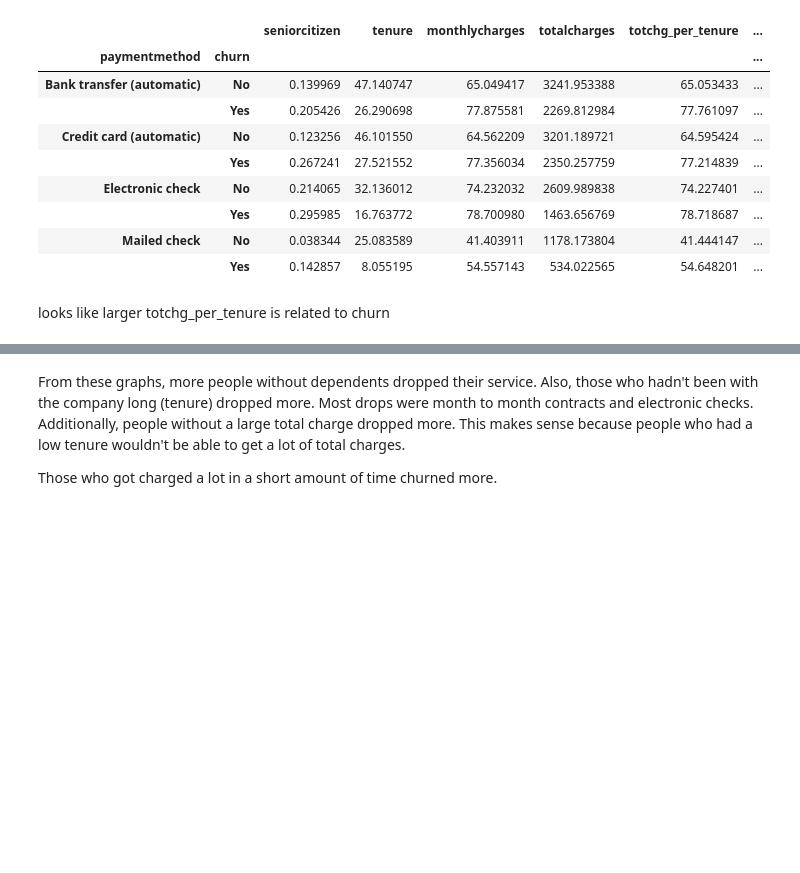
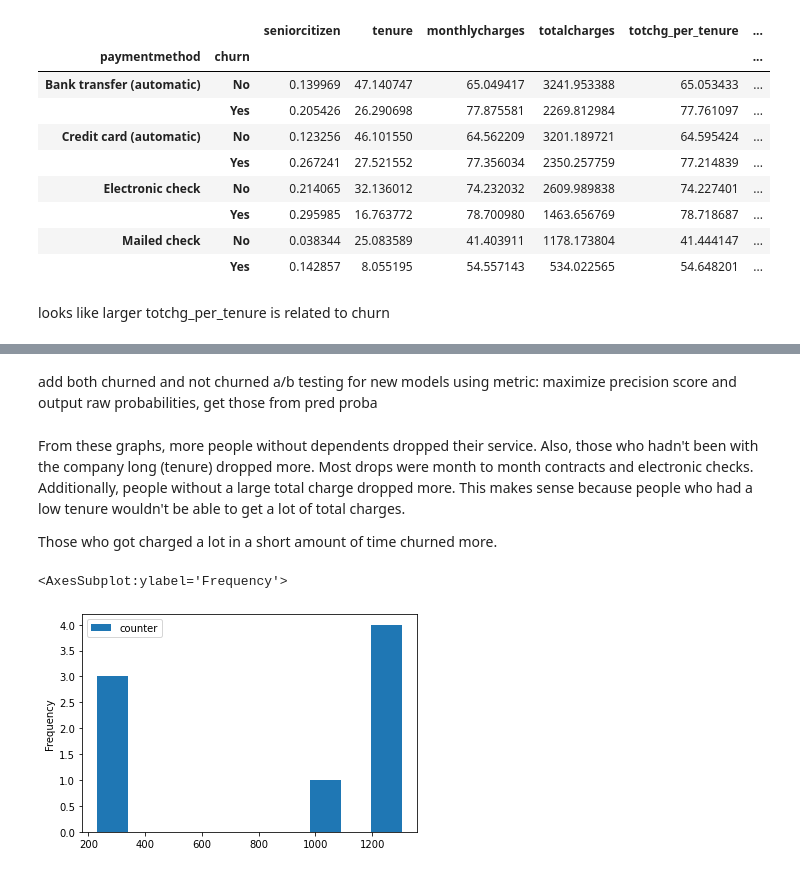
Before and after one commit to GriffinRiner/bsc-phase-three-project, a Jupyter notebook: notebooks/exploratory/Warren/EDA.ipynb, the cells around one changed output, grey strips where cells are left out. Cells and saved outputs as stored; diff of their text form; code cells hidden in the pictures; blank space fills up the shorter version.

```diff
--- a/notebooks/exploratory/Warren/EDA.ipynb
+++ b/notebooks/exploratory/Warren/EDA.ipynb
@@ -168,4 +186,12 @@ for col in churned[interesting_cols]:
+# %% [markdown]
+add both churned and not churned
+a/b testing for new models using metric: maximize precision score and output raw probabilities, get those from pred proba
 # %% [markdown]
 From these graphs, more people without dependents dropped their service. Also, those who hadn't been with the company long (tenure) dropped more. Most drops were month to month contracts and electronic checks. Additionally, people without a large total charge dropped more. This makes sense because people who had a low tenure wouldn't be able to get a lot of total charges.
 
 Those who got charged a lot in a short amount of time churned more.
+# %%
+df_raw[['paymentmethod','churn','counter']].groupby(by=['paymentmethod','churn']).sum().plot(kind='hist')
+# %% [output]
+<AxesSubplot:ylabel='Frequency'>
+[figure, added]
```
Also changed, not shown: parts of 2 cells of this notebook, 1 other file.
